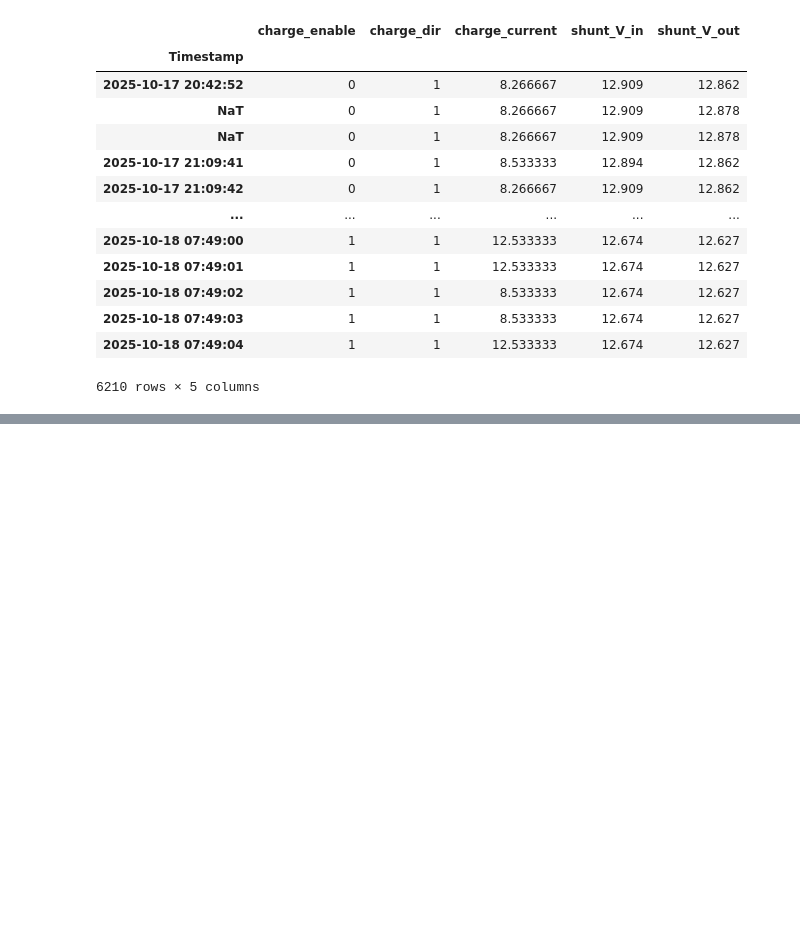
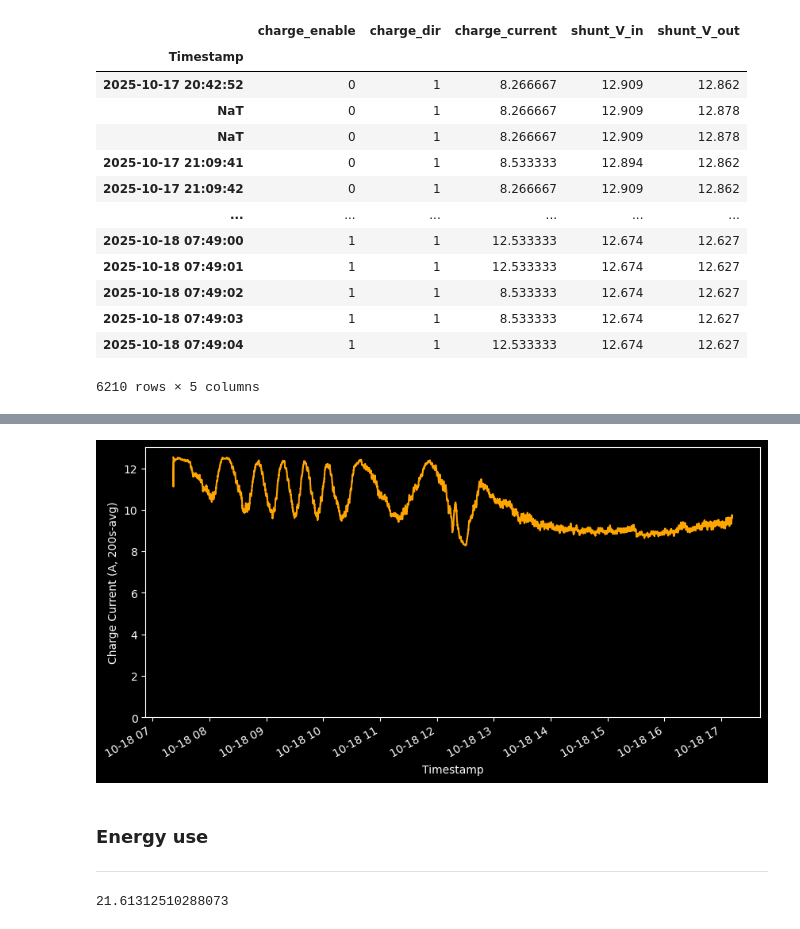
Before and after one commit to jbowen102/vehicle_aux_battery_control, a Jupyter notebook: datalogging.ipynb, the cells around one changed output, grey strips where cells are left out. Cells and saved outputs as stored; diff of their text form; code cells hidden in the pictures; blank space fills up the shorter version.

```diff
--- a/datalogging.ipynb
+++ b/datalogging.ipynb
@@ -223,0 +218,8 @@ dl.get_signals(dt.datetime.now(), 1000)
+# %%
+window_size_seconds = 200
+dl.get_charging(dt.datetime.now(), 36000)["charge_current"].rolling(dt.timedelta(seconds=window_size_seconds)).mean().plot(figsize=(10, 5), ylim=(0, 13), ylabel="Charge Current (A, %ss-avg)" % window_size_seconds, color="orange");
+# %% [output]
+[figure, added]
+# %% [markdown]
+### Energy use
+---
@@ -223,0 +229,5 @@ dl.get_signals(dt.datetime.now(), 1000)
+# %%
+# Amp-hours, since index is seconds
+charge_current.sum() / 3600
+# %% [output]
+21.61312510288073
```
Also changed, not shown: parts of 10 cells of this notebook.
